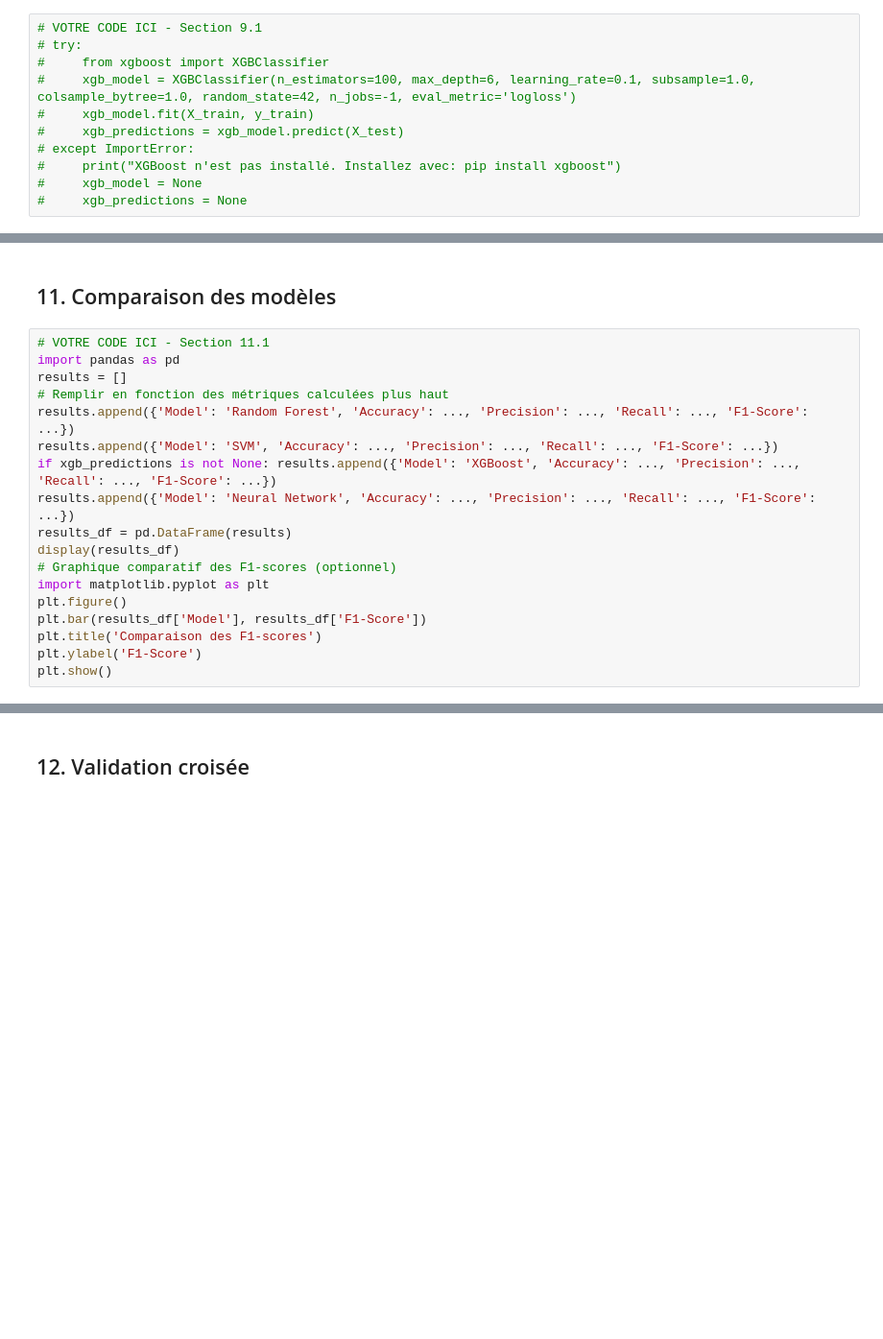
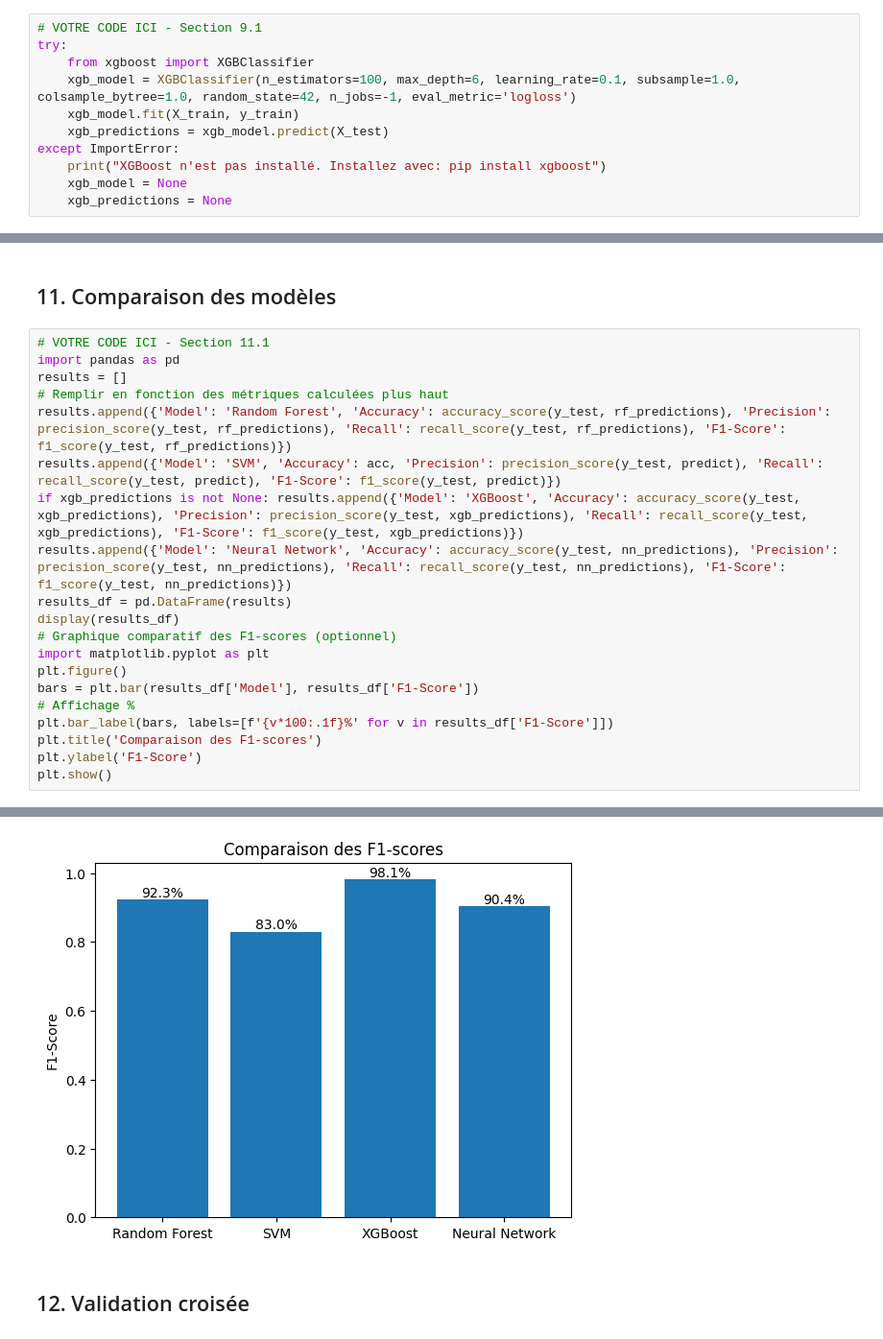
Before and after one commit to kirillsst/youtube-popularity-ml, a Jupyter notebook: notebook/PROJET_ML_Youtube_Trending.ipynb, the cells around one changed output, grey strips where cells are left out. Shown: that part at 96% size. Saved outputs shown, nothing was run; the diff lists cells and outputs as text; blank space fills up the shorter version.

```diff
--- a/notebook/PROJET_ML_Youtube_Trending.ipynb
+++ b/notebook/PROJET_ML_Youtube_Trending.ipynb
@@ -573,15 +573,15 @@ from sklearn.svm import SVC
 **Consigne 9.1 — Entraînement**
 # %%
 # VOTRE CODE ICI - Section 9.1
-# try:
-#     from xgboost import XGBClassifier
-#     xgb_model = XGBClassifier(n_estimators=100, max_depth=6, learning_rate=0.1, subsample=1.0, colsample_bytree=1.0, random_state=42, n_jobs=-1, eval_metric='logloss')
-#     xgb_model.fit(X_train, y_train)
-#     xgb_predictions = xgb_model.predict(X_test)
-# except ImportError:
-#     print("XGBoost n'est pas installé. Installez avec: pip install xgboost")
-#     xgb_model = None
-#     xgb_predictions = None
+try:
+    from xgboost import XGBClassifier
+    xgb_model = XGBClassifier(n_estimators=100, max_depth=6, learning_rate=0.1, subsample=1.0, colsample_bytree=1.0, random_state=42, n_jobs=-1, eval_metric='logloss')
+    xgb_model.fit(X_train, y_train)
+    xgb_predictions = xgb_model.predict(X_test)
+except ImportError:
+    print("XGBoost n'est pas installé. Installez avec: pip install xgboost")
+    xgb_model = None
+    xgb_predictions = None
 # %% [markdown]
 **Consigne 9.2 — Évaluation**
 # %%
@@ -630,16 +636,19 @@ Iterations: 189
 import pandas as pd
 results = []
 # Remplir en fonction des métriques calculées plus haut
-results.append({'Model': 'Random Forest', 'Accuracy': ..., 'Precision': ..., 'Recall': ..., 'F1-Score': ...})
-results.append({'Model': 'SVM', 'Accuracy': ..., 'Precision': ..., 'Recall': ..., 'F1-Score': ...})
-if xgb_predictions is not None: results.append({'Model': 'XGBoost', 'Accuracy': ..., 'Precision': ..., 'Recall': ..., 'F1-Score': ...})
-results.append({'Model': 'Neural Network', 'Accuracy': ..., 'Precision': ..., 'Recall': ..., 'F1-Score': ...})
+results.append({'Model': 'Random Forest', 'Accuracy': accuracy_score(y_test, rf_predictions), 'Precision': precision_score(y_test, rf_predictions), 'Recall': recall_score(y_test, rf_predictions), 'F1-Score': f1_score(y_test, rf_predictions)})
+results.append({'Model': 'SVM', 'Accuracy': acc, 'Precision': precision_score(y_test, predict), 'Recall': recall_score(y_test, predict), 'F1-Score': f1_score(y_test, predict)})
+if xgb_predictions is not None: results.append({'Model': 'XGBoost', 'Accuracy': accuracy_score(y_test, xgb_predictions), 'Precision': precision_score(y_test, xgb_predictions), 'Recall': recall_score(y_test, xgb_predictions), 'F1-Score': f1_score(y_test, xgb_predictions)})
+results.append({'Model': 'Neural Network', 'Accuracy': accuracy_score(y_test, nn_predictions), 'Precision': precision_score(y_test, nn_predictions), 'Recall': recall_score(y_test, nn_predictions), 'F1-Score': f1_score(y_test, nn_predictions)})
 results_df = pd.DataFrame(results)
 display(results_df)
 # Graphique comparatif des F1-scores (optionnel)
 import matplotlib.pyplot as plt
 plt.figure()
-plt.bar(results_df['Model'], results_df['F1-Score'])
+bars = plt.bar(results_df['Model'], results_df['F1-Score'])
+# Affichage %
+plt.bar_label(bars, labels=[f'{v*100:.1f}%' for v in results_df['F1-Score']])
 plt.title('Comparaison des F1-scores')
 plt.ylabel('F1-Score')
 plt.show()
+# %% [output]
@@ -646,3 +660,4 @@ plt.show()
+[figure, added]
 # %% [markdown]
 ## 12. Validation croisée
 # %%
```
Also changed, not shown: parts of 4 cells of this notebook, 2 other files.
